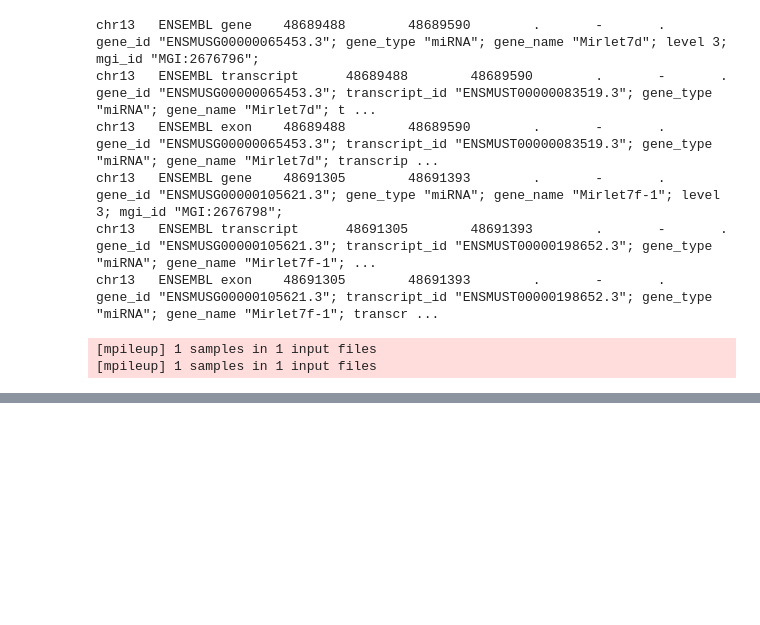
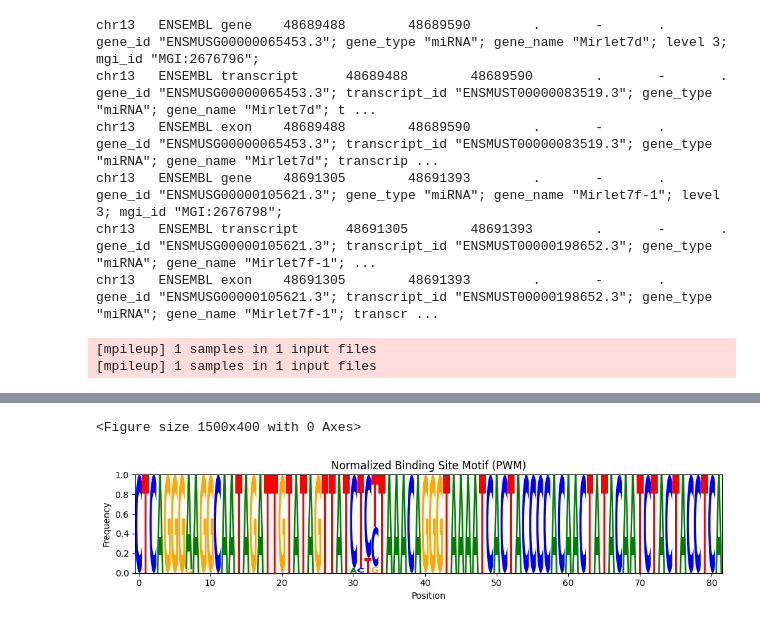
Before and after one commit to khs1119/lin28a-clip-seq, a Jupyter notebook: CoLab_TermProj_2025_3.ipynb, the cells around one changed output, grey strips where cells are left out. Cells and saved outputs as stored; diff of their text form; code cells hidden in the pictures; blank space fills up the shorter version.

```diff
--- a/CoLab_TermProj_2025_3.ipynb
+++ b/CoLab_TermProj_2025_3.ipynb
@@ -427,0 +477,13 @@ for miRNA in ['let7d', 'let7f-1']:
+# %%
+pwm = pfm.div(pfm.sum(axis=1), axis=0)
+
+plt.figure(figsize=(15, 4))
+logomaker.Logo(pwm, color_scheme='classic')
+plt.title("Normalized Binding Site Motif (PWM)")
+plt.xlabel("Position")
+plt.ylabel("Frequency")
+plt.tight_layout()
+plt.show()
+# %% [output]
+<Figure size 1500x400 with 0 Axes>
+[figure, added]
```
Also changed, not shown: parts of 8 cells of this notebook.
